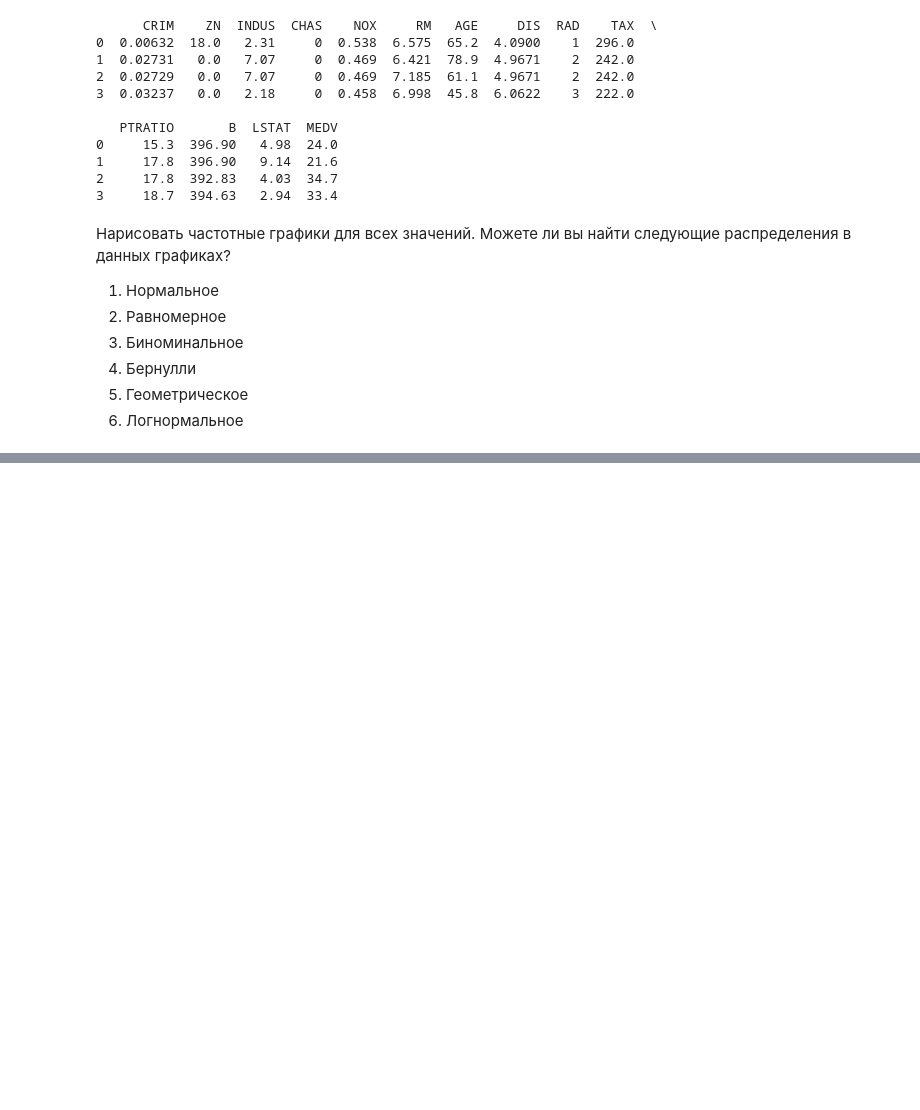
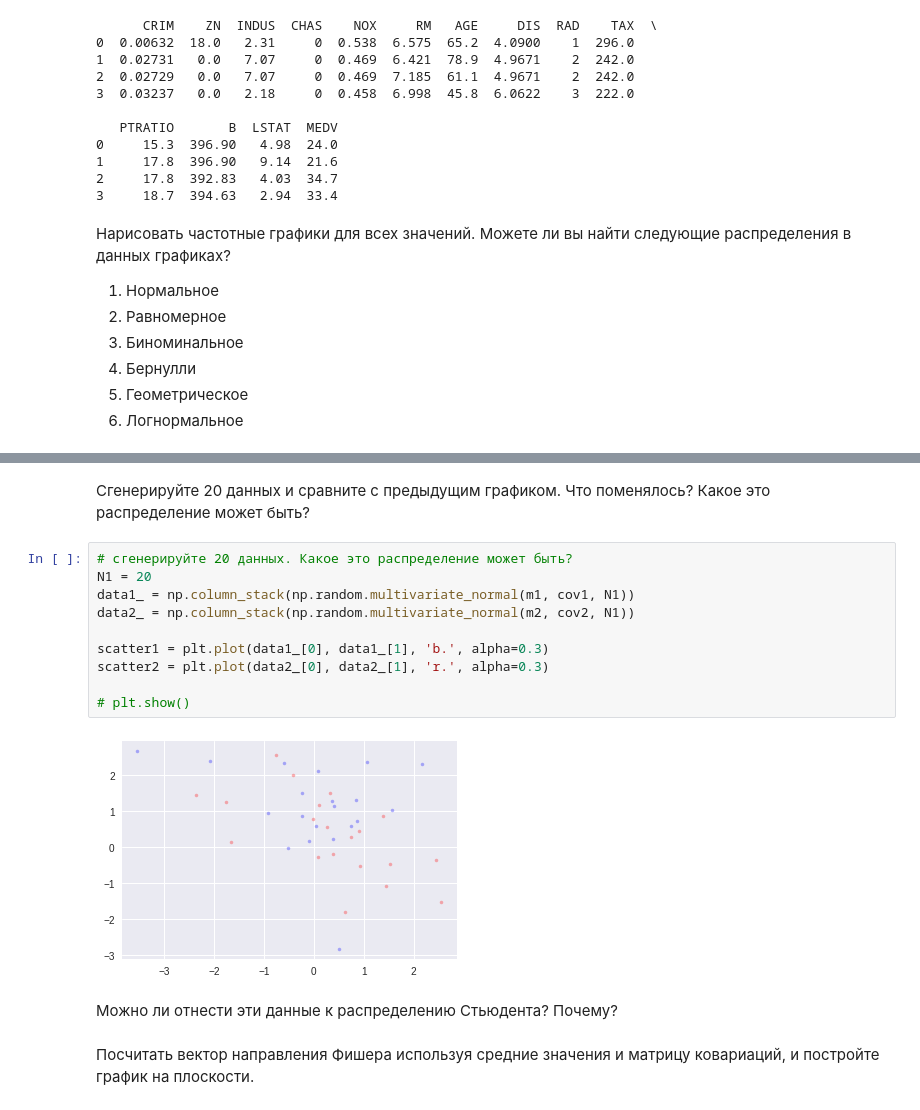
Before and after one commit to yustiks/statistics_in_python, a Jupyter notebook: dz3.ipynb, the cells around one changed output, grey strips where cells are left out. Cells and saved outputs as stored; diff of their text form; blank space fills up the shorter version.

```diff
--- a/dz3.ipynb
+++ b/dz3.ipynb
@@ -69,0 +112,18 @@ print(data.head(4))
+# %% [markdown]
+Сгенерируйте 20 данных и сравните с предыдущим графиком. Что поменялось? Какое это распределение может быть?
+# %%
+# сгенерируйте 20 данных. Какое это распределение может быть?
+N1 = 20
+data1_ = np.column_stack(np.random.multivariate_normal(m1, cov1, N1))
+data2_ = np.column_stack(np.random.multivariate_normal(m2, cov2, N1))
+
+scatter1 = plt.plot(data1_[0], data1_[1], 'b.', alpha=0.3)
+scatter2 = plt.plot(data2_[0], data2_[1], 'r.', alpha=0.3)
+
+# plt.show()
+# %% [output]
+[figure, added]
+# %% [markdown]
+Можно ли отнести эти данные к распределению Стьюдента? Почему?
+# %% [markdown]
+Посчитать вектор направления Фишера используя средние значения и матрицу ковариаций, и постройте график на плоскости.
```
Also changed, not shown: parts of 14 cells of this notebook.
